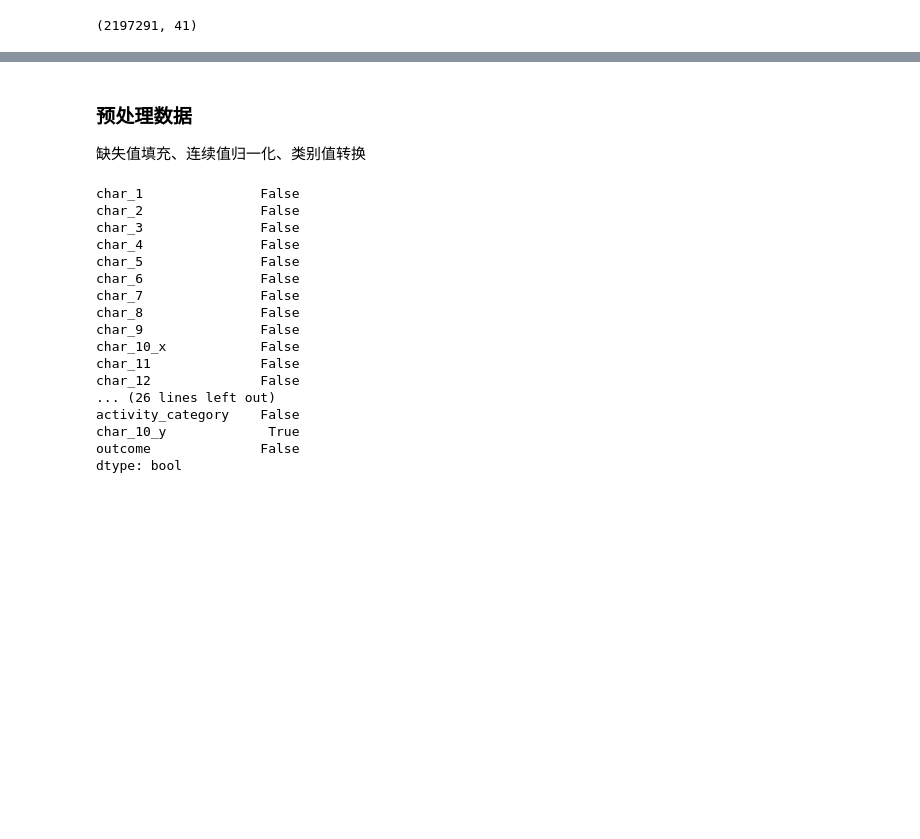
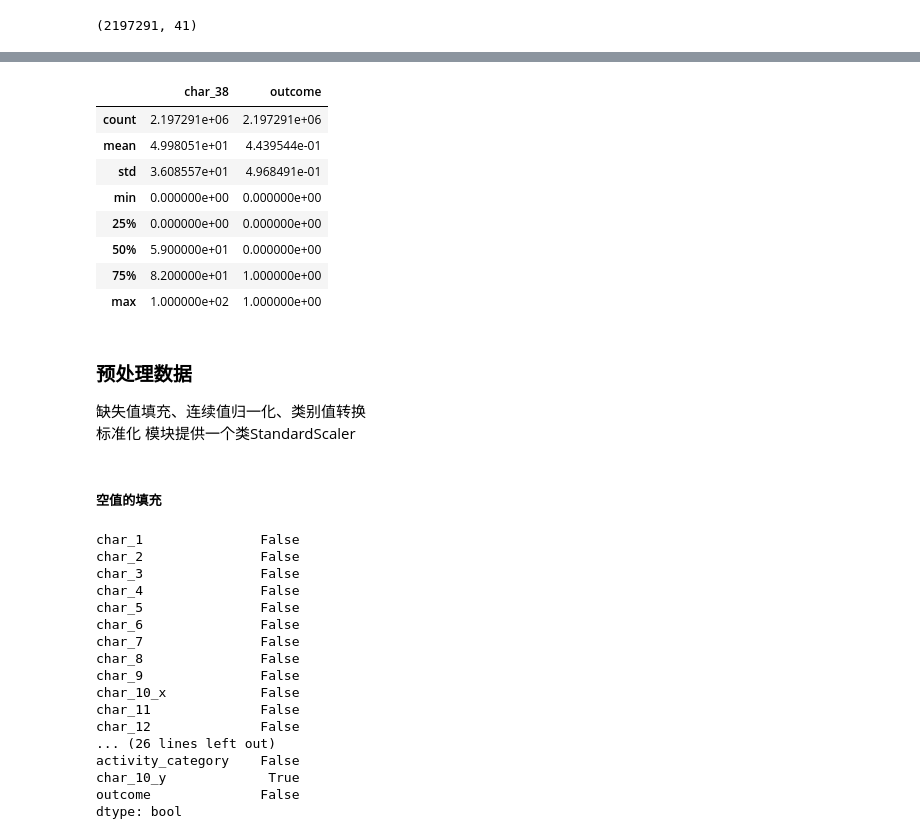
Before and after one commit to ziyeZzz/Machine-learning, a Jupyter notebook: kaikeba/p1-predictingRedHatBusinessValue.ipynb, the cells around one changed output, grey strips where cells are left out. Drawn from its saved outputs; the diff is of its cells as text; code cells hidden in the pictures; blank space fills up the shorter version.

```diff
--- a/kaikeba/p1-predictingRedHatBusinessValue.ipynb
+++ b/kaikeba/p1-predictingRedHatBusinessValue.ipynb
@@ -44,6 +82,21 @@ df.shape
+# %%
+df.describe() # describe功能似乎只对连续数值有效
+# %% [output]
+|  | char_38 | outcome |
+| count | 2.197291e+06 | 2.197291e+06 |
+| mean | 4.998051e+01 | 4.439544e-01 |
+| std | 3.608557e+01 | 4.968491e-01 |
+| min | 0.000000e+00 | 0.000000e+00 |
+| 25% | 0.000000e+00 | 0.000000e+00 |
+| 50% | 5.900000e+01 | 0.000000e+00 |
+| 75% | 8.200000e+01 | 1.000000e+00 |
+| max | 1.000000e+02 | 1.000000e+00 |
 # %% [markdown]
 ### 预处理数据
-缺失值填充、连续值归一化、类别值转换
+缺失值填充、连续值归一化、类别值转换<br>
+标准化 模块提供一个类StandardScaler
+# %% [markdown]
+##### 空值的填充
 # %%
 # 缺失值处理
 df.isnull().any()
```
Also changed, not shown: parts of 29 cells of this notebook.
